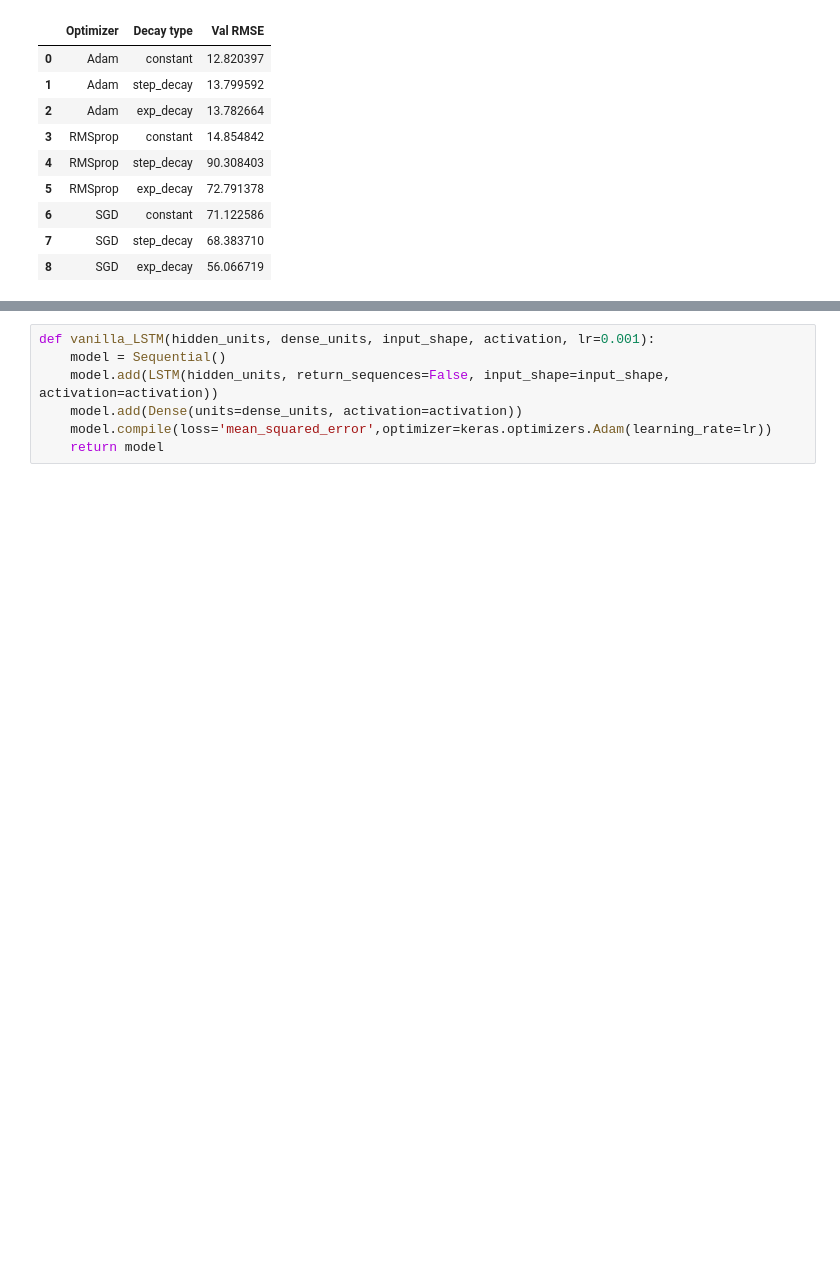
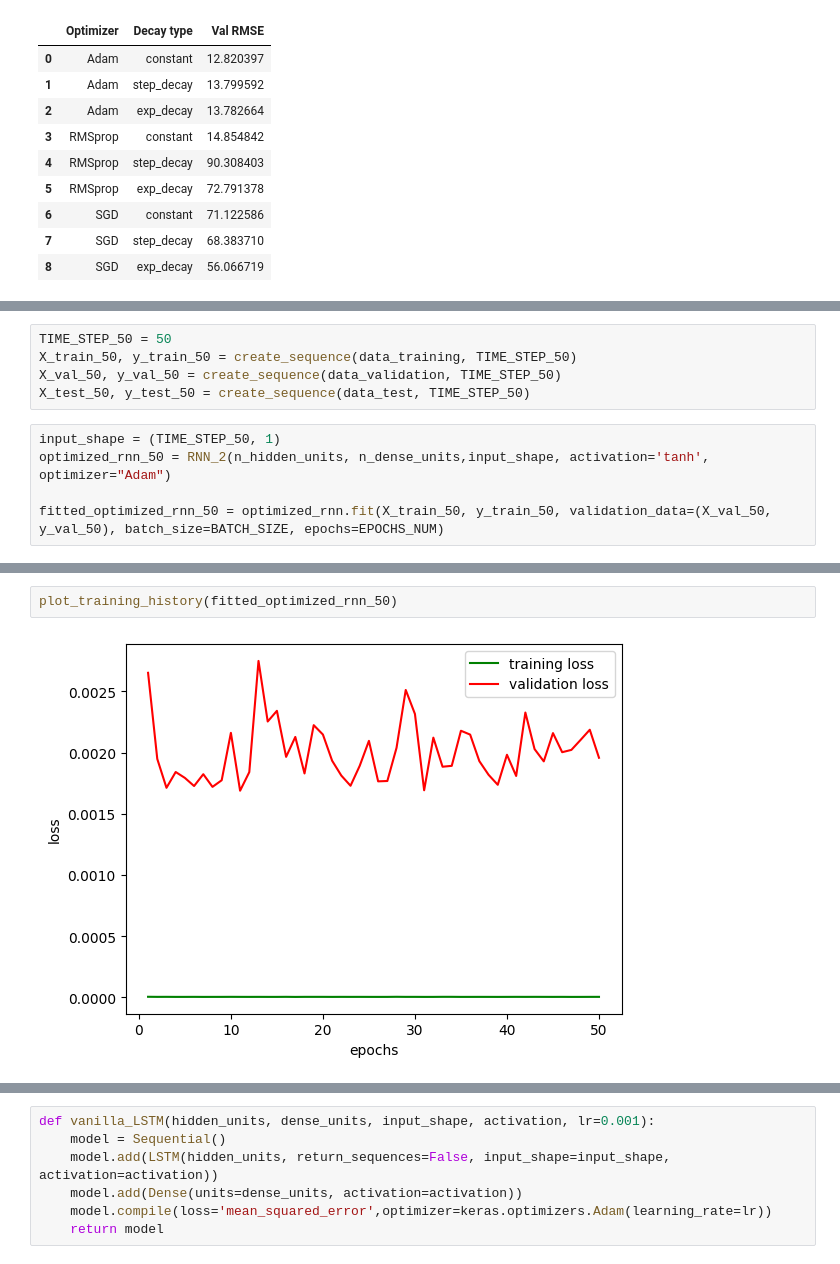
Before and after one commit to KaneZhao/deep-learning-assignments, a Jupyter notebook: assignment3/Assignment3.ipynb, the cells around one changed output, grey strips where cells are left out. Drawn from its saved outputs; the diff is of its cells as text; blank space fills up the shorter version.

```diff
--- a/assignment3/Assignment3.ipynb
+++ b/assignment3/Assignment3.ipynb
@@ -443,0 +494,10 @@ plot_result(y_train_unscaled, y_val_unscaled, train_predict_optimized_rnn_unscal
+# %%
+TIME_STEP_50 = 50
+X_train_50, y_train_50 = create_sequence(data_training, TIME_STEP_50)
+X_val_50, y_val_50 = create_sequence(data_validation, TIME_STEP_50)
+X_test_50, y_test_50 = create_sequence(data_test, TIME_STEP_50)
+# %%
+input_shape = (TIME_STEP_50, 1)
+optimized_rnn_50 = RNN_2(n_hidden_units, n_dense_units,input_shape, activation='tanh', optimizer="Adam")
+
+fitted_optimized_rnn_50 = optimized_rnn.fit(X_train_50, y_train_50, validation_data=(X_val_50, y_val_50), batch_size=BATCH_SIZE, epochs=EPOCHS_NUM)
@@ -443,0 +522,4 @@ plot_result(y_train_unscaled, y_val_unscaled, train_predict_optimized_rnn_unscal
+# %%
+plot_training_history(fitted_optimized_rnn_50)
+# %% [output]
+[figure, added]
```
Also changed, not shown: parts of 30 cells of this notebook, 1 other file.
